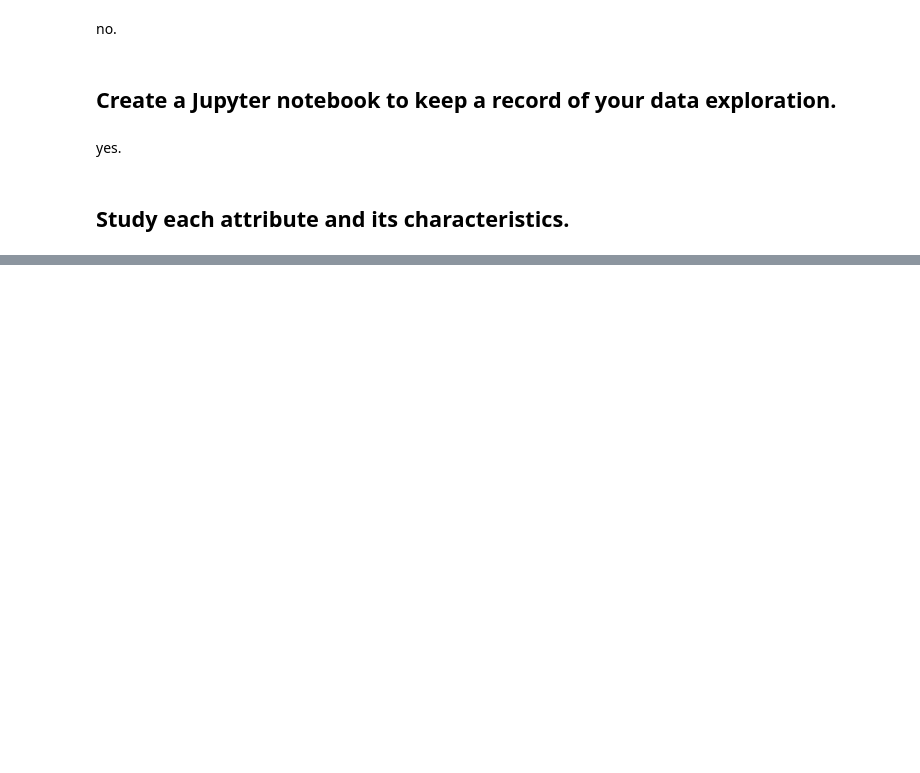
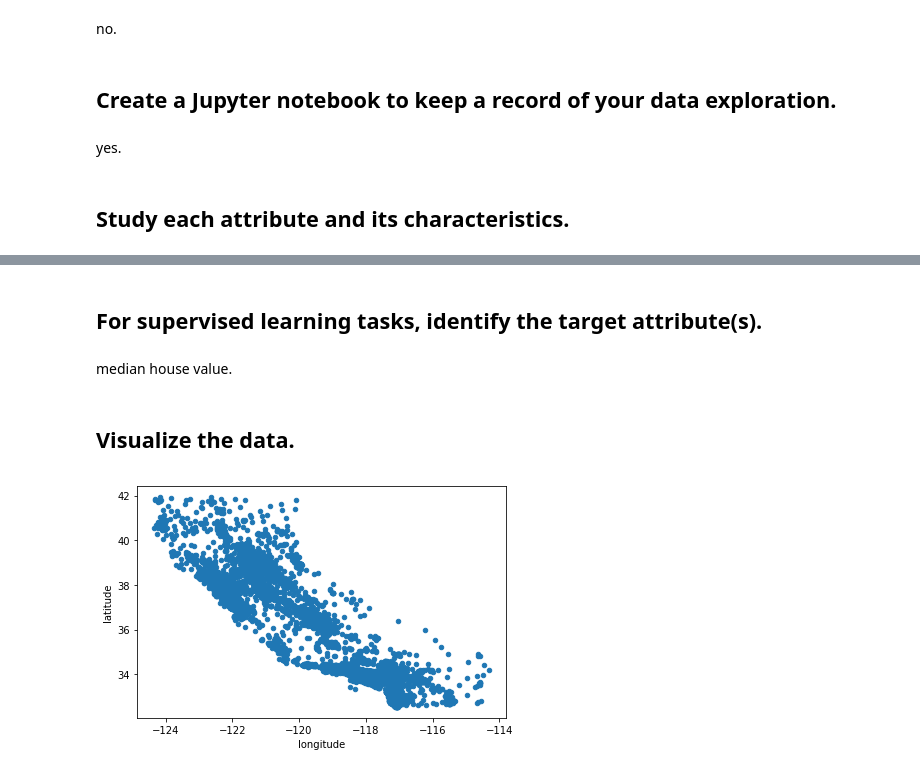
Before and after one commit to srqway/example, a Jupyter notebook: machine-learning-example/notebook/Hands-on Machine Learning with Scikit-Learn and TensorFlow/Chapter 2 – End-to-end Machine Learning project.ipynb, the cells around one changed output, grey strips where cells are left out. Cells and saved outputs as stored; diff of their text form; code cells hidden in the pictures; blank space fills up the shorter version.

```diff
--- a/machine-learning-example/notebook/Hands-on Machine Learning with Scikit-Learn and TensorFlow/Chapter 2 – End-to-end Machine Learning project.ipynb
+++ b/machine-learning-example/notebook/Hands-on Machine Learning with Scikit-Learn and TensorFlow/Chapter 2 – End-to-end Machine Learning project.ipynb
@@ -159,0 +211,11 @@ plt.show()
+# %% [markdown]
+## For supervised learning tasks, identify the target attribute(s).
+# %% [markdown]
+median house value.
+# %% [markdown]
+## Visualize the data.
+# %%
+housing.plot(kind="scatter", x="longitude", y="latitude")
+save_fig("bad_visualization_plot")
+# %% [output]
+[figure, added]
```
Also changed, not shown: parts of 86 cells of this notebook, 1 other file.
